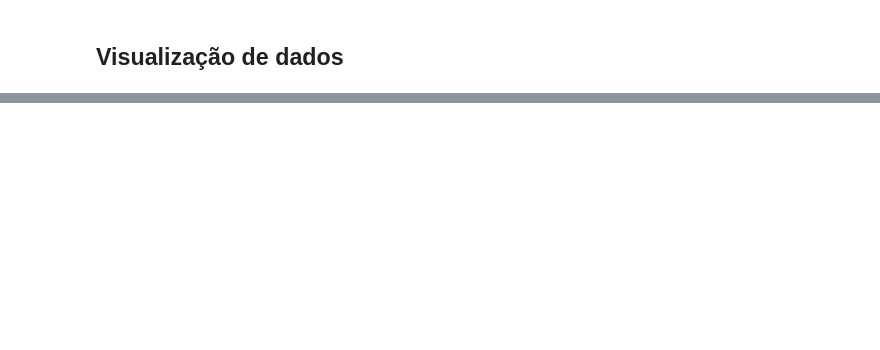
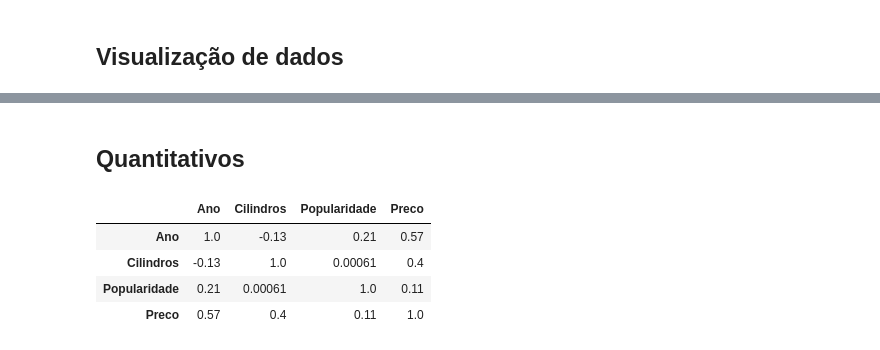
Before and after one commit to MarcosMota/Aulas-de-NLPs, a Jupyter notebook: exercises/02 - Manipulação de Dados.ipynb, the cells around one changed output, grey strips where cells are left out. Drawn from its saved outputs; the diff is of its cells as text; code cells hidden in the pictures; blank space fills up the shorter version.

```diff
--- a/exercises/02 - Manipulação de Dados.ipynb
+++ b/exercises/02 - Manipulação de Dados.ipynb
@@ -246,0 +302,10 @@ Text(0.5, 0, 'Modelos')
+# %% [markdown]
+## Quantitativos
+# %%
+df.corr().style.format("{:.2}").background_gradient(cmap=plt.get_cmap('coolwarm'), axis=1)
+# %% [output]
+|  | Ano | Cilindros | Popularidade | Preco |
+| Ano | 1.0 | -0.13 | 0.21 | 0.57 |
+| Cilindros | -0.13 | 1.0 | 0.00061 | 0.4 |
+| Popularidade | 0.21 | 0.00061 | 1.0 | 0.11 |
+| Preco | 0.57 | 0.4 | 0.11 | 1.0 |
```
Also changed, not shown: parts of 16 cells of this notebook, 8 other files.
